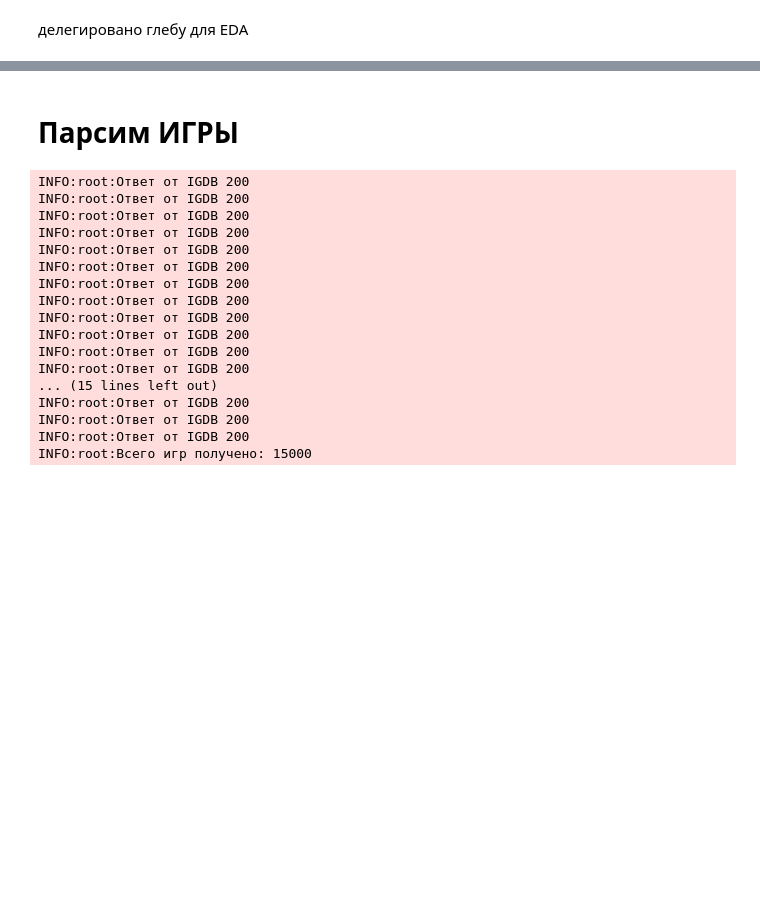
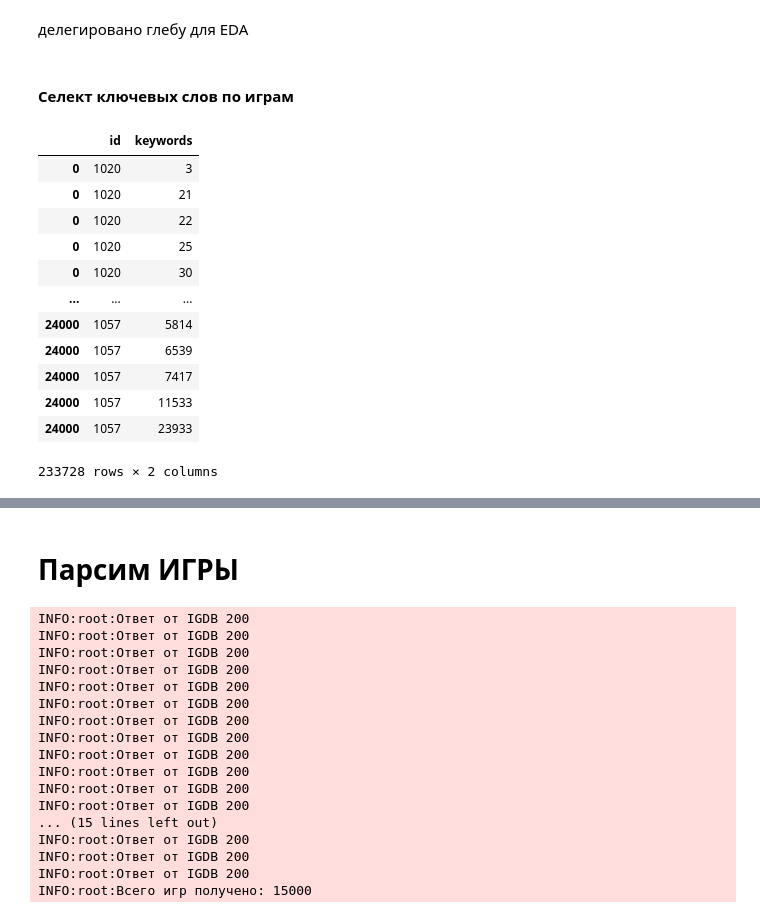
Before and after one commit to tdrkn/GP2, a Jupyter notebook: api_igdb.ipynb, the cells around one changed output, grey strips where cells are left out. Drawn from its saved outputs; the diff is of its cells as text; code cells hidden in the pictures; blank space fills up the shorter version.

```diff
--- a/api_igdb.ipynb
+++ b/api_igdb.ipynb
@@ -403,2 +394,21 @@ df_involved_companies
 # %% [markdown]
 делегировано глебу для EDA
+# %% [markdown]
+#### Селект ключевых слов по играм
+# %%
+keywords_per_every_game = df_games[['id', 'keywords']].explode('keywords')
+keywords_per_every_game
+# %% [output]
+|  | id | keywords |
+| 0 | 1020 | 3 |
+| 0 | 1020 | 21 |
+| 0 | 1020 | 22 |
+| 0 | 1020 | 25 |
+| 0 | 1020 | 30 |
+| ... | ... | ... |
+| 24000 | 1057 | 5814 |
+| 24000 | 1057 | 6539 |
+| 24000 | 1057 | 7417 |
+| 24000 | 1057 | 11533 |
+| 24000 | 1057 | 23933 |
+233728 rows × 2 columns
```
Also changed, not shown: parts of 16 cells of this notebook, 3 other files.
